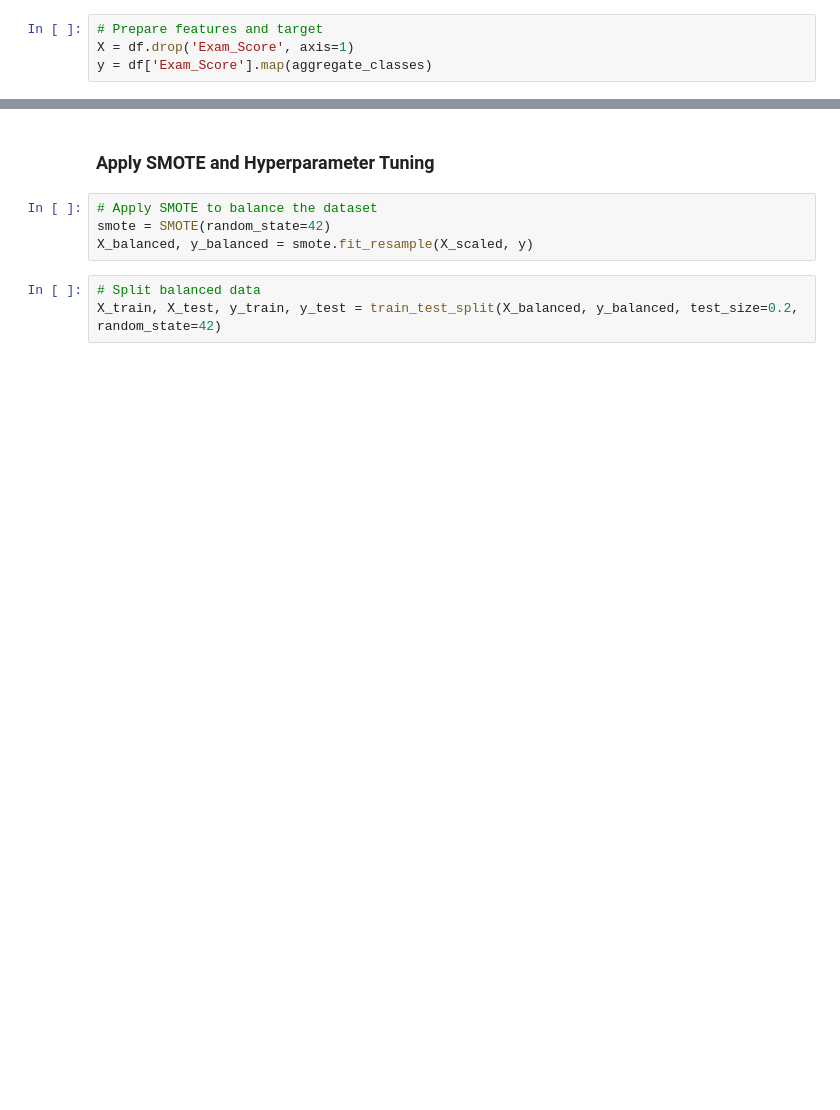
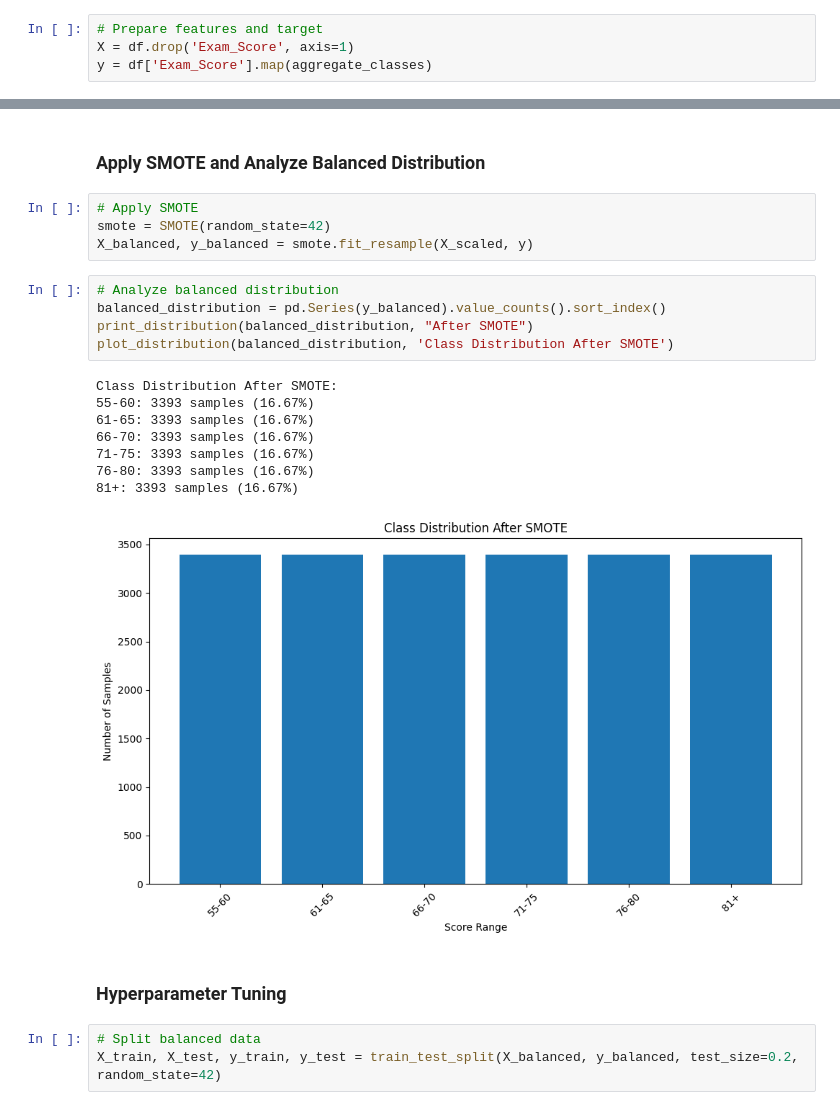
Before and after one commit to ifojiaku/Student-performance-Machine-Learning-Models, a Jupyter notebook: random_forest_classifier.ipynb.ipynb, the cells around one changed output, grey strips where cells are left out. Cells and saved outputs as stored; diff of their text form; blank space fills up the shorter version.

```diff
--- a/random_forest_classifier.ipynb.ipynb
+++ b/random_forest_classifier.ipynb.ipynb
@@ -124,9 +121,25 @@ Test Set Accuracy: 0.8064
+# %% [markdown]
+### Apply SMOTE and Analyze Balanced Distribution
+# %%
+# Apply SMOTE
+smote = SMOTE(random_state=42)
+X_balanced, y_balanced = smote.fit_resample(X_scaled, y)
+# %%
+# Analyze balanced distribution
+balanced_distribution = pd.Series(y_balanced).value_counts().sort_index()
+print_distribution(balanced_distribution, "After SMOTE")
+plot_distribution(balanced_distribution, 'Class Distribution After SMOTE')
+# %% [output]
+Class Distribution After SMOTE:
+55-60: 3393 samples (16.67%)
+61-65: 3393 samples (16.67%)
+66-70: 3393 samples (16.67%)
+71-75: 3393 samples (16.67%)
+76-80: 3393 samples (16.67%)
+81+: 3393 samples (16.67%)
+[figure, added]
 # %% [markdown]
-### Apply SMOTE and Hyperparameter Tuning
+### Hyperparameter Tuning
-# %%
-# Apply SMOTE to balance the dataset
-smote = SMOTE(random_state=42)
-X_balanced, y_balanced = smote.fit_resample(X_scaled, y)
 # %%
 # Split balanced data
 X_train, X_test, y_train, y_test = train_test_split(X_balanced, y_balanced, test_size=0.2, random_state=42)
```
Also changed, not shown: parts of 31 cells of this notebook.
